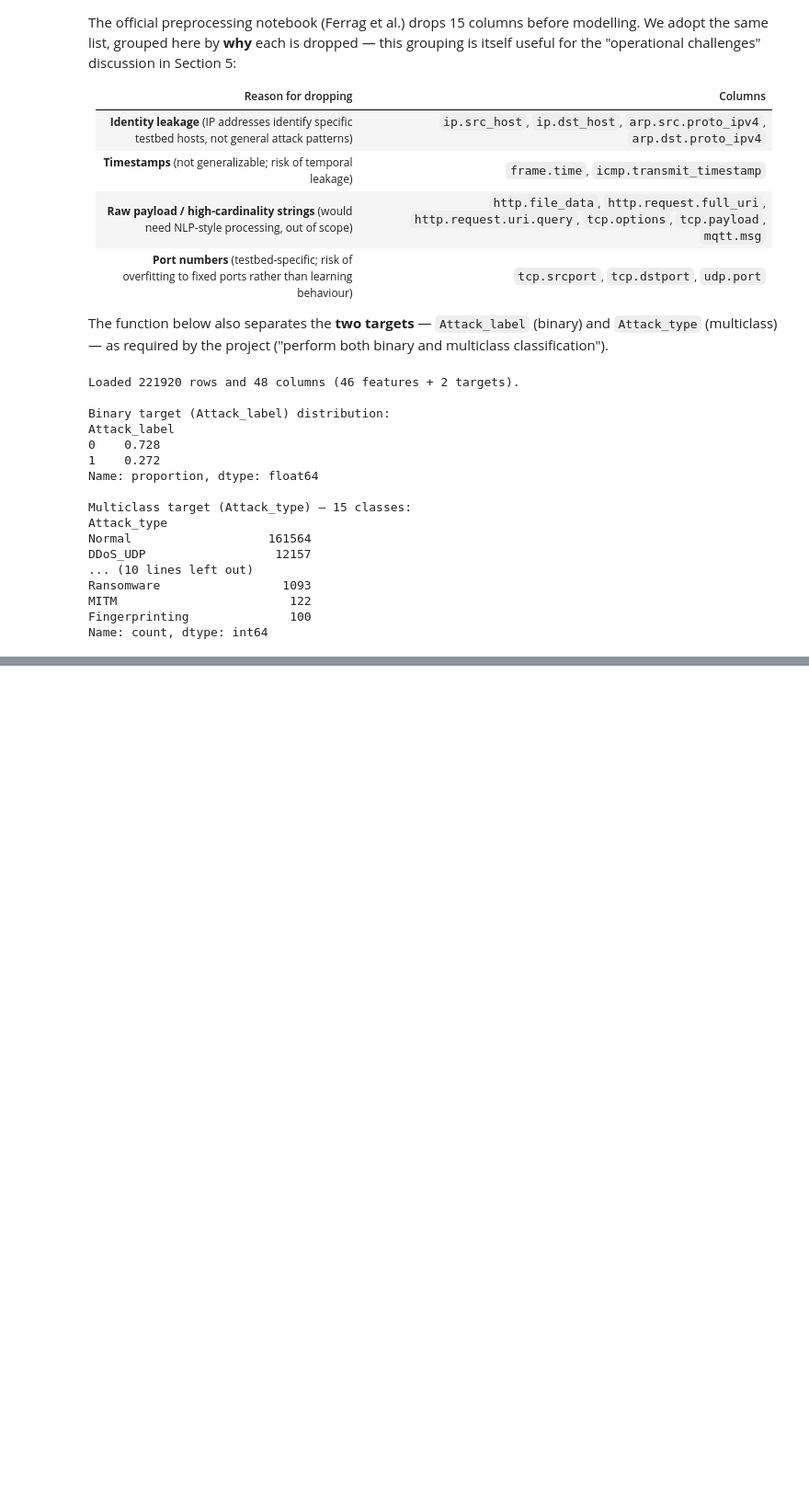
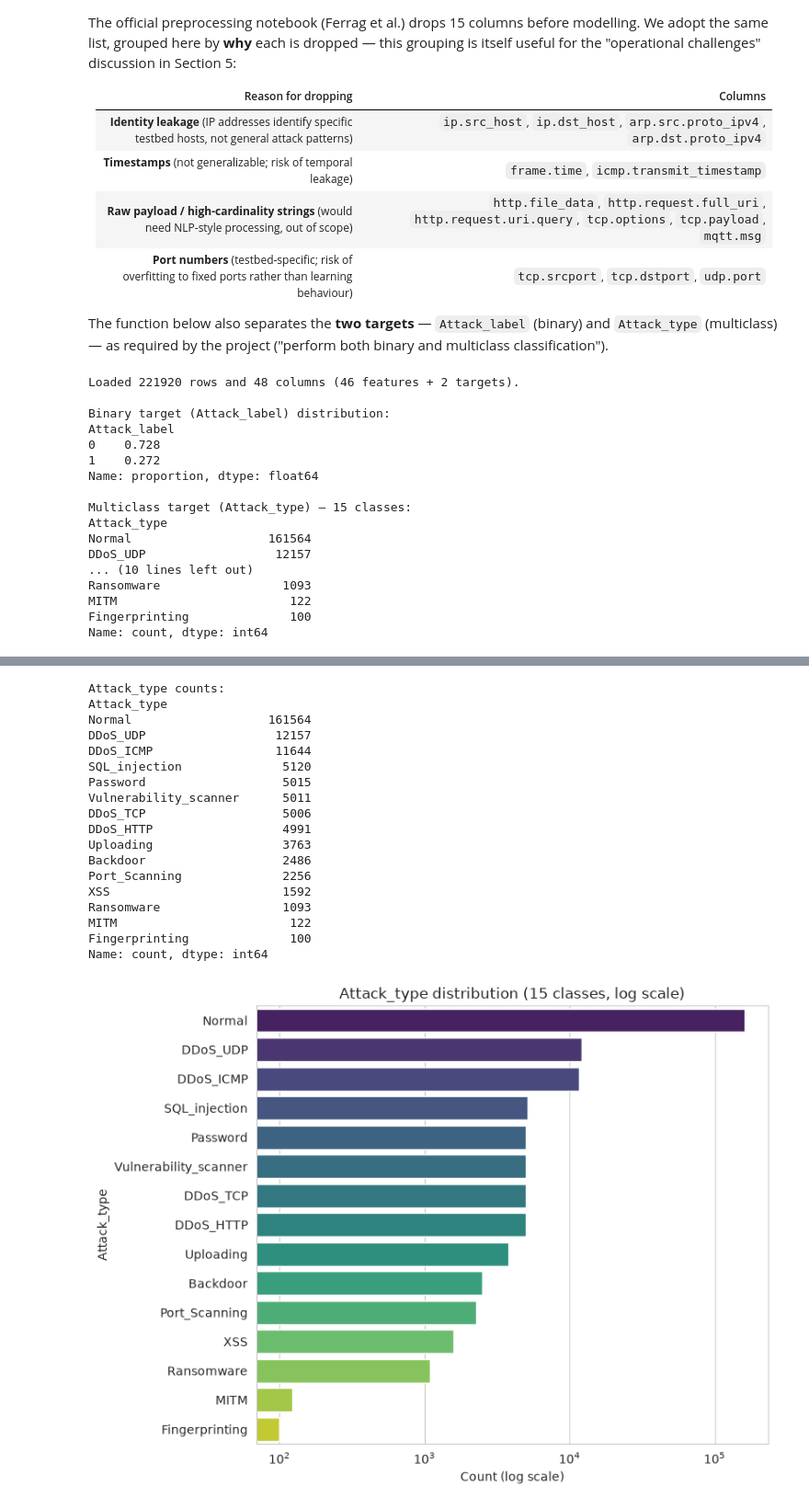
Before and after one commit to ablayeT/edge-iiotset-project, a Jupyter notebook: notebooks/01_final_project_edgeiiot.ipynb, the cells around one changed output, grey strips where cells are left out. Shown at 92% size. Cells and saved outputs as stored; diff of their text form; code cells hidden in the pictures; blank space fills up the shorter version.

```diff
--- a/notebooks/01_final_project_edgeiiot.ipynb
+++ b/notebooks/01_final_project_edgeiiot.ipynb
@@ -270,0 +495,36 @@ once for multiclass (`Attack_type`), as required.
+# %%
+# --- Multiclass target: Attack_type ---
+counts_multi = df['Attack_type'].value_counts()
+pct_multi = df['Attack_type'].value_counts(normalize=True) * 100
+
+print("Attack_type counts:")
+print(counts_multi)
+
+fig, ax = plt.subplots(figsize=(8, 6))
+sns.barplot(x=counts_multi.values, y=counts_multi.index,
+            hue=counts_multi.index, palette='viridis', legend=False, ax=ax)
+ax.set_xscale('log')
+ax.set_xlabel('Count (log scale)')
+ax.set_title('Attack_type distribution (15 classes, log scale)')
+plt.tight_layout()
+plt.show()
+# %% [output]
+Attack_type counts:
+Attack_type
+Normal                   161564
+DDoS_UDP                  12157
+DDoS_ICMP                 11644
+SQL_injection              5120
+Password                   5015
+Vulnerability_scanner      5011
+DDoS_TCP                   5006
+DDoS_HTTP                  4991
+Uploading                  3763
+Backdoor                   2486
+Port_Scanning              2256
+XSS                        1592
+Ransomware                 1093
+MITM                        122
+Fingerprinting              100
+Name: count, dtype: int64
+[figure, added]
```
Also changed, not shown: parts of 60 cells of this notebook.
